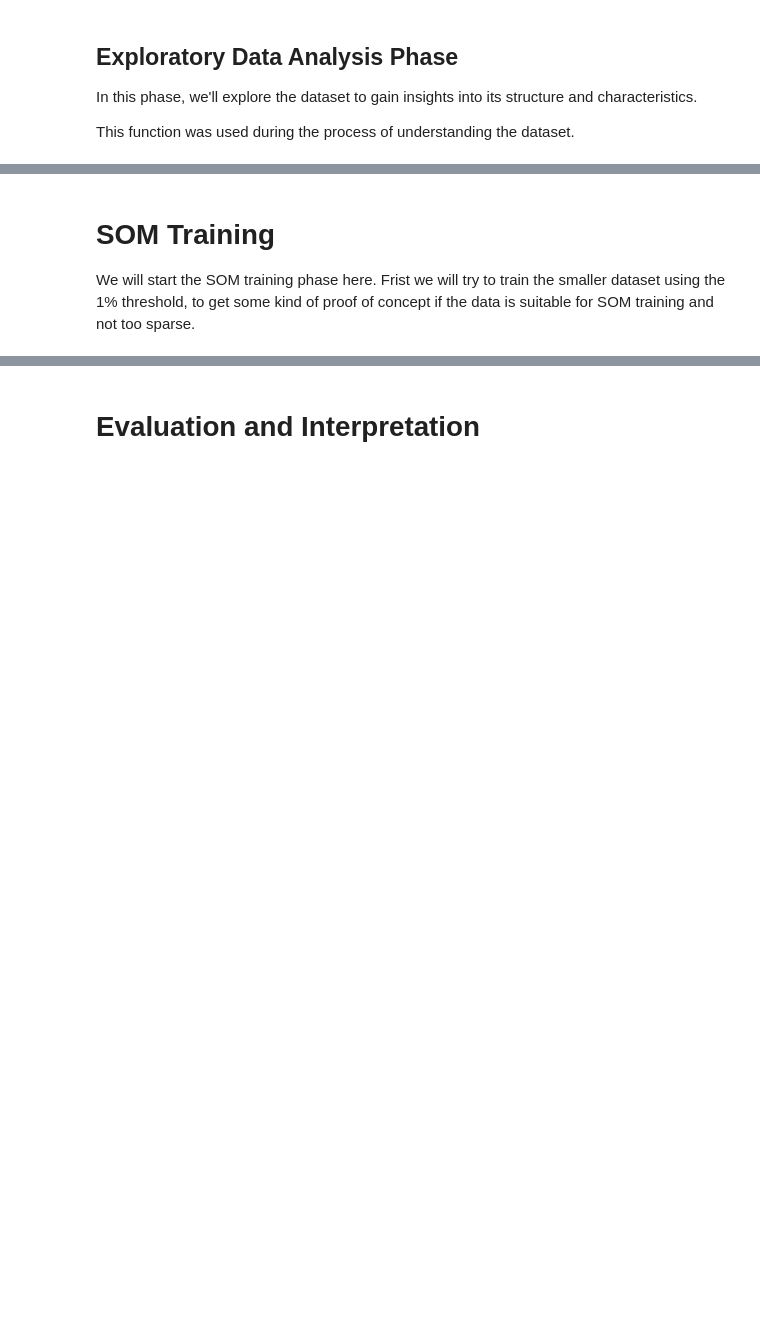
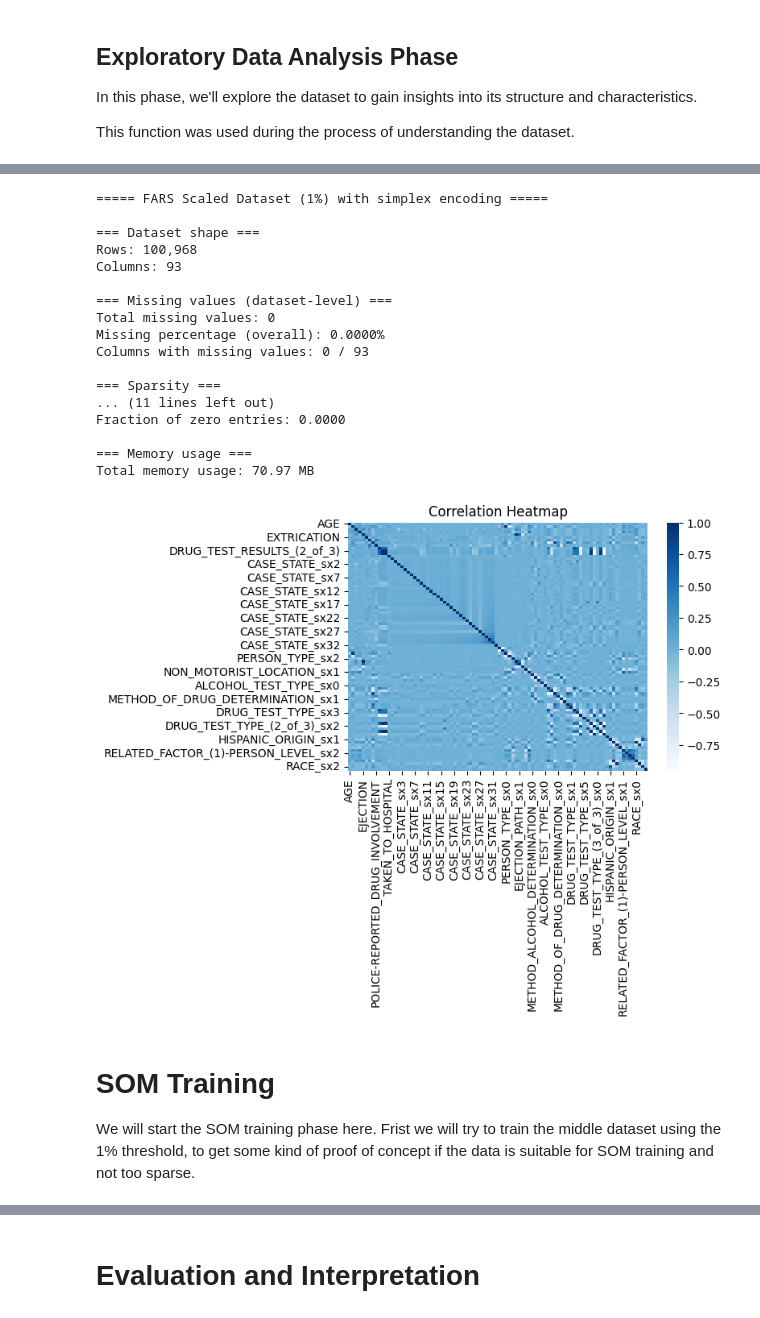
Before and after one commit to benicio-daniel/SOS_Assignment_3, a Jupyter notebook: src/MainNB.ipynb, the cells around one changed output, grey strips where cells are left out. Cells and saved outputs as stored; diff of their text form; code cells hidden in the pictures; blank space fills up the shorter version.

```diff
--- a/src/MainNB.ipynb
+++ b/src/MainNB.ipynb
@@ -812,4 +965,25 @@ Total memory usage: 25.04 MB
+# %%
+describe_dataset_v2(df_fars_scaled_1per100_sb, name="FARS Scaled Dataset (1%) with simplex encoding")
+# %% [output]
+===== FARS Scaled Dataset (1%) with simplex encoding =====
+
+=== Dataset shape ===
+Rows: 100,968
+Columns: 93
+
+=== Missing values (dataset-level) ===
+Total missing values: 0
+Missing percentage (overall): 0.0000%
+Columns with missing values: 0 / 93
+
+=== Sparsity ===
+... (11 lines left out)
+Fraction of zero entries: 0.0000
+
+=== Memory usage ===
+Total memory usage: 70.97 MB
+[figure, added]
 # %% [markdown]
 # SOM Training
 
-We will start the SOM training phase here. Frist we will try to train the smaller dataset using the 1% threshold, to get some kind of proof of concept if the data is suitable for SOM training and not too sparse.
+We will start the SOM training phase here. Frist we will try to train the middle dataset using the 1% threshold, to get some kind of proof of concept if the data is suitable for SOM training and not too sparse.
```
Also changed, not shown: parts of 18 cells of this notebook, 12 other files.
